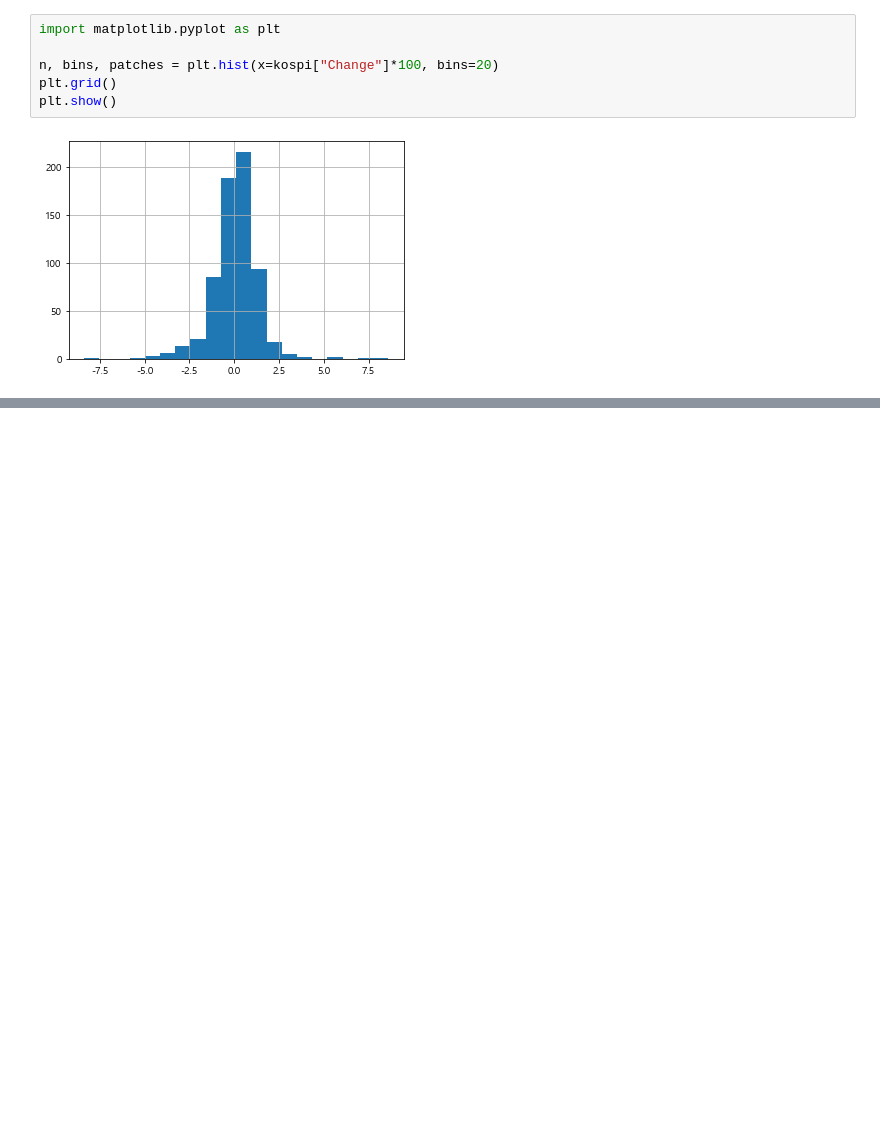
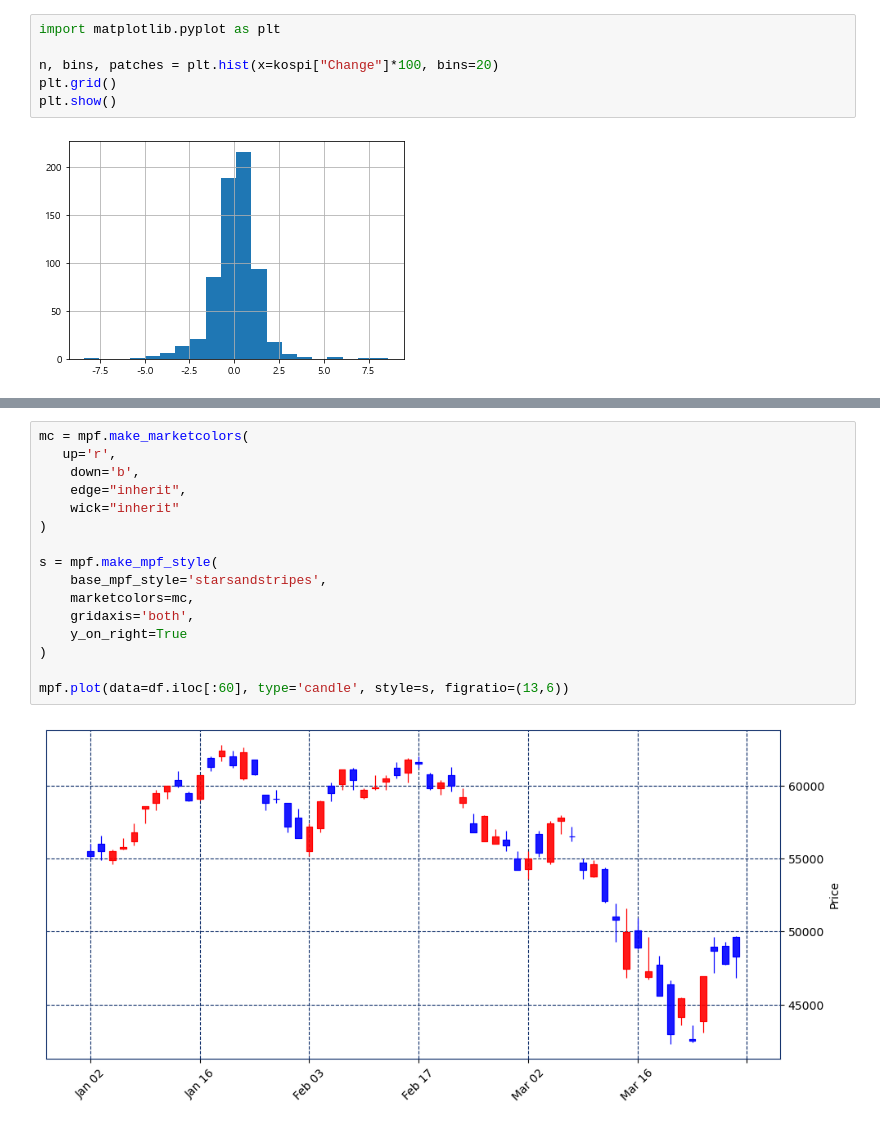
Before and after one commit to leehg9805/leehg9805, a Jupyter notebook: finacepart7.ipynb, the cells around one changed output, grey strips where cells are left out. Saved outputs shown, nothing was run; the diff lists cells and outputs as text; blank space fills up the shorter version.

```diff
--- a/finacepart7.ipynb
+++ b/finacepart7.ipynb
@@ -274,0 +372,18 @@ plt.show()
+# %%
+mc = mpf.make_marketcolors(
+   up='r',
+    down='b',
+    edge="inherit",
+    wick="inherit"
+)
+
+s = mpf.make_mpf_style(
+    base_mpf_style='starsandstripes',
+    marketcolors=mc,
+    gridaxis='both',
+    y_on_right=True
+)
+
+mpf.plot(data=df.iloc[:60], type='candle', style=s, figratio=(13,6))
+# %% [output]
+[figure, added]
```
Also changed, not shown: parts of 16 cells of this notebook.
